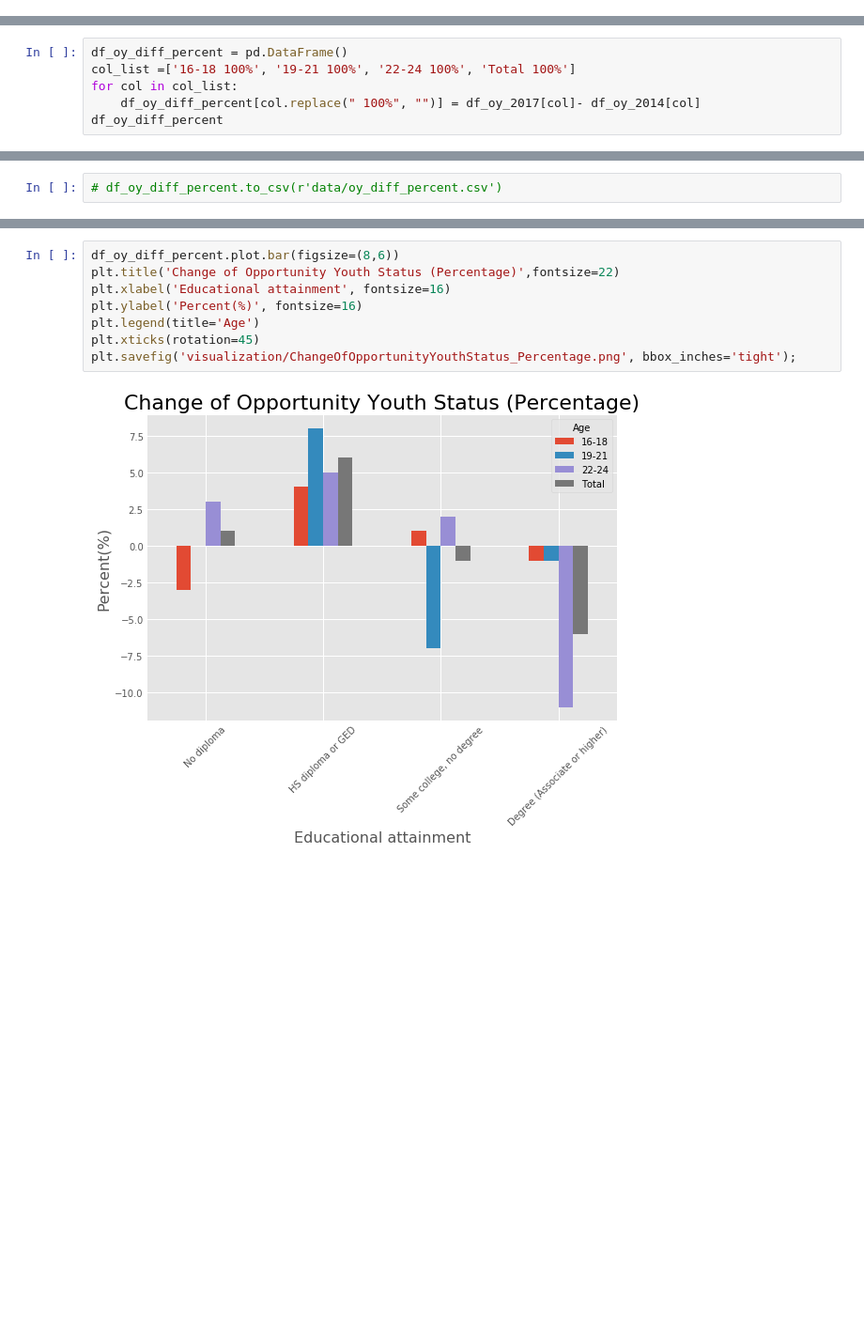
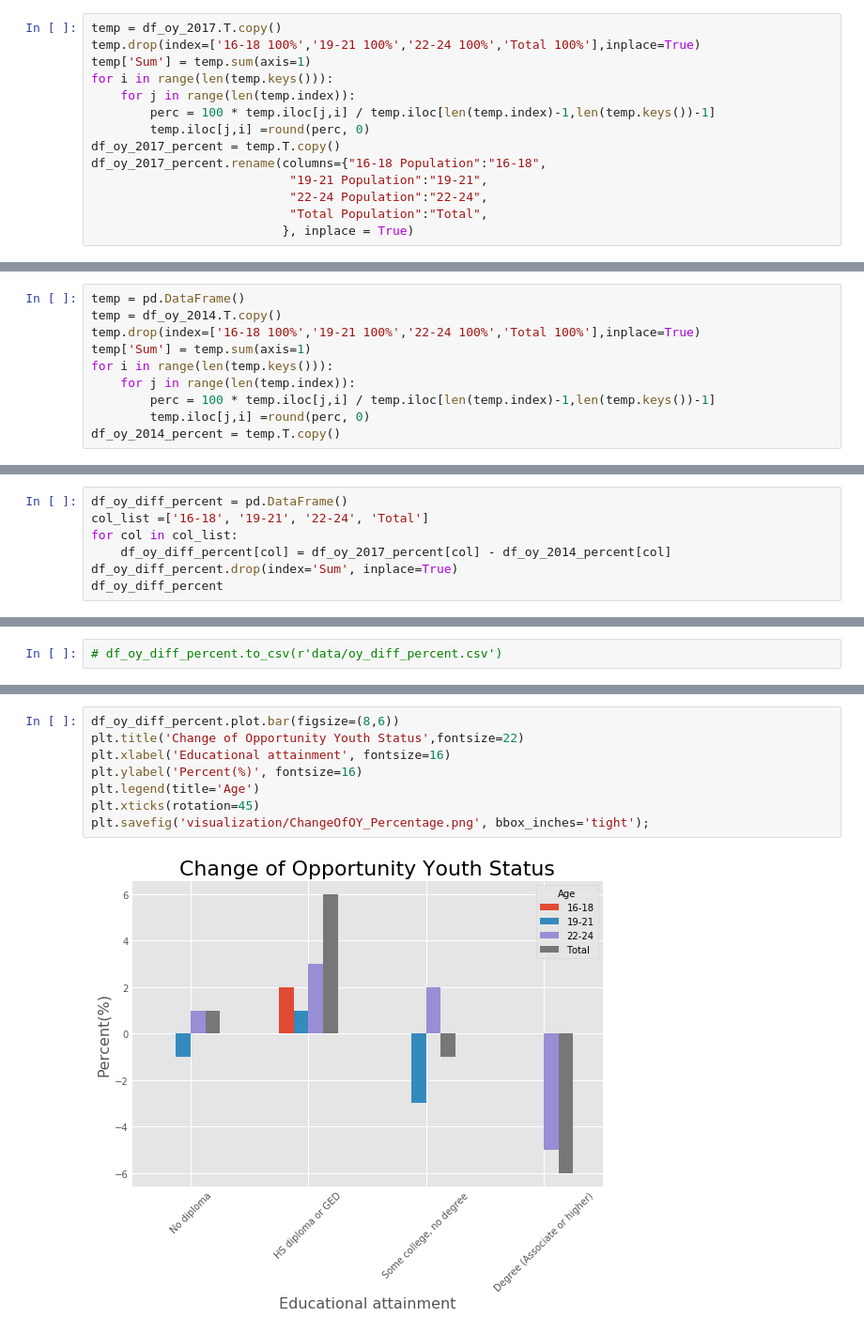
Before and after one commit to YufenLin/opportunity_youth, a Jupyter notebook: src/oy_table_2017.ipynb, the cells around one changed output, grey strips where cells are left out. Shown: that part at 94% size. Drawn from its saved outputs; the diff is of its cells as text; blank space fills up the shorter version.

Commit message:
Add change of oy percentage

```diff
--- a/src/oy_table_2017.ipynb
+++ b/src/oy_table_2017.ipynb
@@ -74,0 +75,14 @@ df_oy_2017.to_csv(r'data/oy_table_2017.csv')
+# %%
+temp = df_oy_2017.T.copy()
+temp.drop(index=['16-18 100%','19-21 100%','22-24 100%','Total 100%'],inplace=True)
+temp['Sum'] = temp.sum(axis=1)
+for i in range(len(temp.keys())):
+    for j in range(len(temp.index)):
+        perc = 100 * temp.iloc[j,i] / temp.iloc[len(temp.index)-1,len(temp.keys())-1]
+        temp.iloc[j,i] =round(perc, 0)
+df_oy_2017_percent = temp.T.copy()
+df_oy_2017_percent.rename(columns={"16-18 Population":"16-18",
+                           "19-21 Population":"19-21",
+                           "22-24 Population":"22-24",
+                           "Total Population":"Total",
+                          }, inplace = True)
@@ -123,0 +154,10 @@ df_oy_2014
+# %%
+temp = pd.DataFrame()
+temp = df_oy_2014.T.copy()
+temp.drop(index=['16-18 100%','19-21 100%','22-24 100%','Total 100%'],inplace=True)
+temp['Sum'] = temp.sum(axis=1)
+for i in range(len(temp.keys())):
+    for j in range(len(temp.index)):
+        perc = 100 * temp.iloc[j,i] / temp.iloc[len(temp.index)-1,len(temp.keys())-1]
+        temp.iloc[j,i] =round(perc, 0)
+df_oy_2014_percent = temp.T.copy()
@@ -233,8 +290,9 @@ fig.savefig('visualization/Oy_fig_population.png')
 # %%
 df_oy_diff_percent = pd.DataFrame()
-col_list =['16-18 100%', '19-21 100%', '22-24 100%', 'Total 100%']
+col_list =['16-18', '19-21', '22-24', 'Total']
 for col in col_list:
-    df_oy_diff_percent[col.replace(" 100%", "")] = df_oy_2017[col]- df_oy_2014[col]
+    df_oy_diff_percent[col] = df_oy_2017_percent[col] - df_oy_2014_percent[col]
+df_oy_diff_percent.drop(index='Sum', inplace=True)
 df_oy_diff_percent
 # %% [output]
 |  | 16-18 | 19-21 | 22-24 | Total |
@@ -252,10 +310,10 @@ df_oy_diff_percent
 # %%
 df_oy_diff_percent.plot.bar(figsize=(8,6))
-plt.title('Change of Opportunity Youth Status (Percentage)',fontsize=22)
+plt.title('Change of Opportunity Youth Status',fontsize=22)
 plt.xlabel('Educational attainment', fontsize=16)
 plt.ylabel('Percent(%)', fontsize=16)
 plt.legend(title='Age')
 plt.xticks(rotation=45)
-plt.savefig('visualization/ChangeOfOpportunityYouthStatus_Percentage.png', bbox_inches='tight');
+plt.savefig('visualization/ChangeOfOY_Percentage.png', bbox_inches='tight');
 # %% [output]
-[figure, old version]
+[figure, new version]
```
Also changed, not shown: parts of 25 cells of this notebook, 3 other files.
